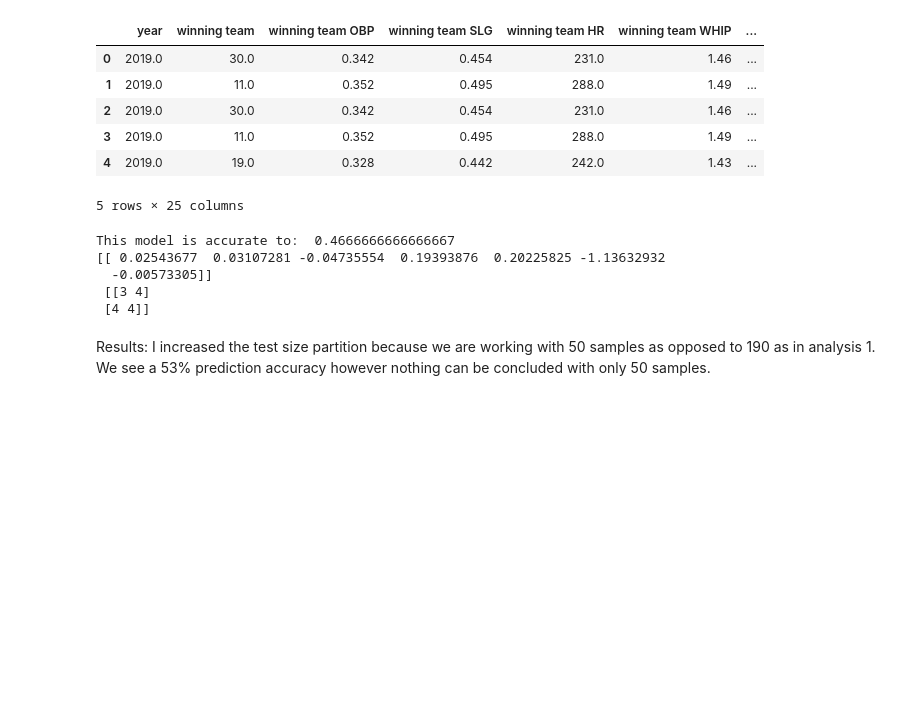
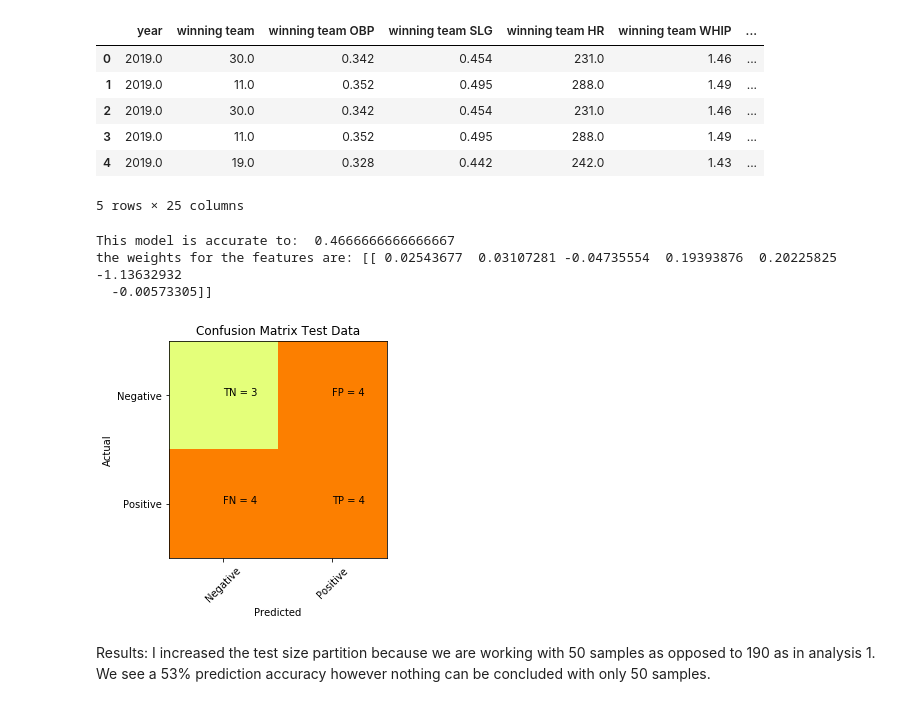
Before and after one commit to pjargo/INF510_Project, a Jupyter notebook: src/project_notebook.ipynb, the cells around one changed output. Drawn from its saved outputs; the diff is of its cells as text; code cells hidden in the pictures; blank space fills up the shorter version.

```diff
--- a/src/project_notebook.ipynb
+++ b/src/project_notebook.ipynb
@@ -668,23 +664,39 @@ df2.head()
 | 4 | 2019.0 | 19.0 | 0.328 | 0.442 | 242.0 | 1.43 | ... |
 5 rows × 25 columns
 # %%
-x_data = df2[['diff OBP','diff SLG', 'diff HR','diff WHIP','diff ERA','diff SO9','diff RBI']]
-y_data = df2.Target
-x_train, x_test, y_train, y_test = train_test_split(x_data, y_data, test_size = 0.5, random_state = 12)
+x_data2 = df2[['diff OBP','diff SLG', 'diff HR','diff WHIP','diff ERA','diff SO9','diff RBI']]
+y_data2 = df2.Target
+x_train2, x_test2, y_train2, y_test2 = train_test_split(x_data2, y_data2, test_size = 0.5, random_state = 12) #split the test and training sets
 model = LogisticRegression()
 model.fit(x_train, y_train)
 prediction = dict()
 prediction['Logistic'] = model.predict(x_test)
 print('This model is accurate to: ',accuracy_score(y_test, prediction['Logistic']))
-print(model.coef_)
-conf_mat_logist = confusion_matrix(y_test, prediction['Logistic'])
-print('Logist \r', conf_mat_logist)
+print(f'the weights for the features are: {model.coef_}')
+conf_mat_logist2 = confusion_matrix(y_test2, prediction['Logistic'])
+# print('Logist \r', conf_mat_logist2)
 # %% [output]
 This model is accurate to:  0.4666666666666667
-[[ 0.02543677  0.03107281 -0.04735554  0.19393876  0.20225825 -1.13632932
+the weights for the features are: [[ 0.02543677  0.03107281 -0.04735554  0.19393876  0.20225825 -1.13632932
   -0.00573305]]
- [[3 4]
- [4 4]]
+# %%
+# confusion matrix plotting from https://tatwan.github.io/How-To-Plot-A-Confusion-Matrix-In-Python/
+plt.clf()
+plt.imshow(conf_mat_logist2, interpolation='nearest', cmap=plt.cm.Wistia)
+classNames = ['Negative','Positive']
+plt.title('Confusion Matrix Test Data')
+plt.ylabel('Actual')
+plt.xlabel('Predicted')
+tick_marks = np.arange(len(classNames))
+plt.xticks(tick_marks, classNames, rotation=45)
+plt.yticks(tick_marks, classNames)
+s = [['TN','FP'], ['FN', 'TP']]
+for i in range(2):
+    for j in range(2):
+        plt.text(j,i, str(s[i][j])+" = "+str(conf_mat_logist2[i][j]))
+plt.show()
+# %% [output]
+[figure, added]
 # %% [markdown]
 Results: I increased the test size partition because we are working with 50 samples as opposed to 190 as in analysis 1.  We see a 53% prediction accuracy however nothing can be concluded with only 50 samples.
 # %% [markdown]
```
Also changed, not shown: parts of 10 cells of this notebook.
